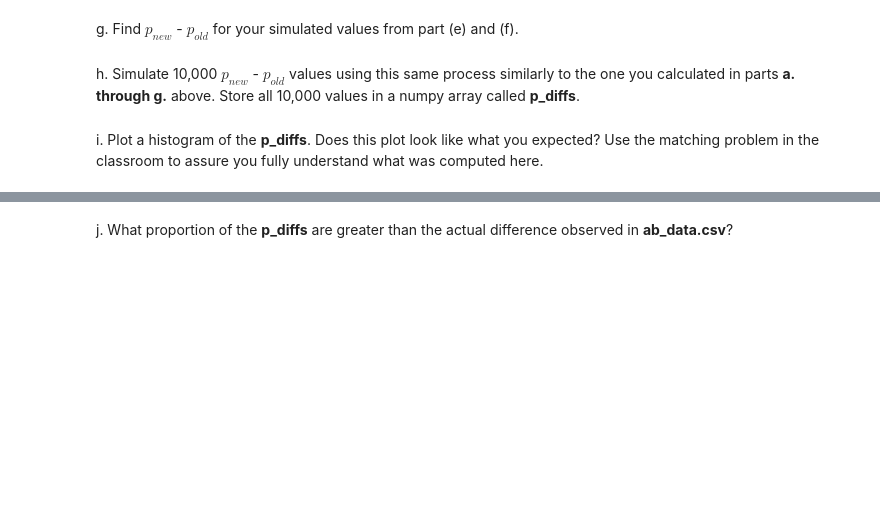
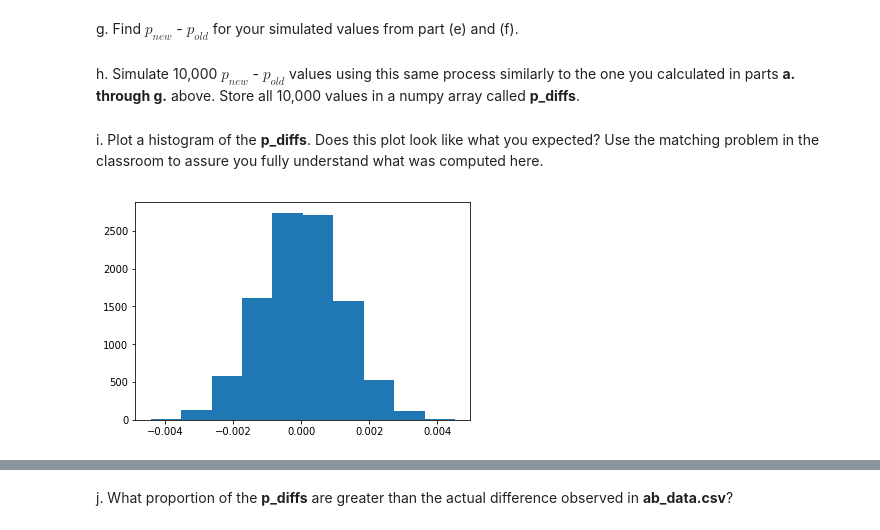
Before and after one commit to krissygroom/AB_Test_Analysis, a Jupyter notebook: Analyze_ab_test_results_notebook.ipynb, the cells around one changed output, grey strips where cells are left out. Saved outputs shown, nothing was run; the diff lists cells and outputs as text; code cells hidden in the pictures; blank space fills up the shorter version.

```diff
--- a/Analyze_ab_test_results_notebook.ipynb
+++ b/Analyze_ab_test_results_notebook.ipynb
@@ -295,2 +315,6 @@ b. What is the **convert rate** for $p_{old}$ under the null? <br><br>
 # %% [markdown]
 c. What is $n_{new}$?
+# %%
+n_new = df2.query('group == "treatment"')
+n_new = len(n_new.index)
+n_new
@@ -299,2 +331,6 @@ d. What is $n_{old}$?
 # %% [markdown]
 e. Simulate $n_{new}$ transactions with a convert rate of $p_{new}$ under the null.  Store these $n_{new}$ 1's and 0's in **new_page_converted**.
+# %%
+new_page_converted = np.random.choice([0,1],n_new, p=(1-prop_convert,prop_convert))
+new_page_prop = new_page_converted.mean()
+new_page_prop
@@ -301,2 +339,6 @@ e. Simulate $n_{new}$ transactions with a convert rate of $p_{new}$ under the nu
 # %% [markdown]
 f. Simulate $n_{old}$ transactions with a convert rate of $p_{old}$ under the null.  Store these $n_{old}$ 1's and 0's in **old_page_converted**.
+# %%
+old_page_converted = np.random.choice([0,1],n_new, p=(1-prop_convert,prop_convert))
+old_page_prop = old_page_converted.mean()
+old_page_prop
@@ -305,4 +351,20 @@ g. Find $p_{new}$ - $p_{old}$ for your simulated values from part (e) and (f).
 # %% [markdown]
 h. Simulate 10,000 $p_{new}$ - $p_{old}$ values using this same process similarly to the one you calculated in parts **a. through g.** above.  Store all 10,000 values in a numpy array called **p_diffs**.
+# %%
+p_diffs = []
+for _ in range(10000):
+    new_page_converted = np.random.choice([0,1],n_new, p=(1-prop_convert,prop_convert))
+    new_page_prop = new_page_converted.mean()
+    old_page_converted = np.random.choice([0,1],n_new, p=(1-prop_convert,prop_convert))
+    old_page_prop = old_page_converted.mean()
+    p_diffs.append(new_page_prop - old_page_prop)
 # %% [markdown]
 i. Plot a histogram of the **p_diffs**.  Does this plot look like what you expected?  Use the matching problem in the classroom to assure you fully understand what was computed here.
+# %%
+# Convert to numpy array
+p_diffs = np.array(p_diffs)
+
+# Plot sampling distribution
+plt.hist(p_diffs);
+# %% [output]
+[figure, added]
```
Also changed, not shown: parts of 54 cells of this notebook.
